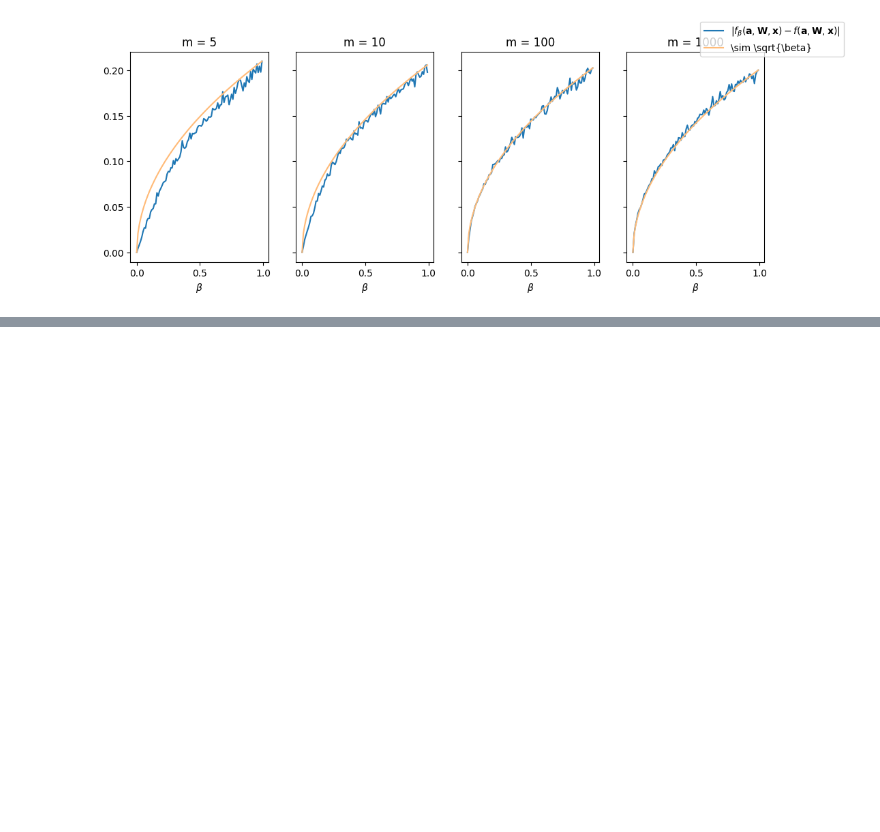
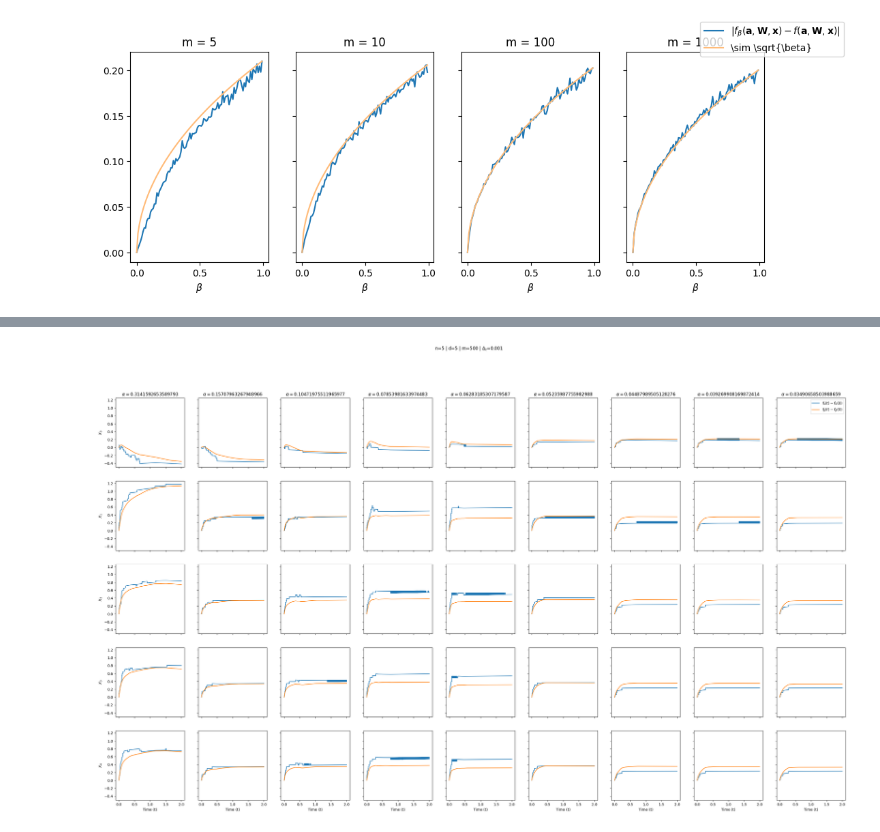
Before and after one commit to YanisBosch/NKT_Heaviside, a Jupyter notebook: main.ipynb, the cells around one changed output, grey strips where cells are left out. Cells and saved outputs as stored; diff of their text form; code cells hidden in the pictures; blank space fills up the shorter version.

```diff
--- a/main.ipynb
+++ b/main.ipynb
@@ -723,0 +835,4 @@ init_error(3,[5,10,100,1000],[i/100 for i in range(100)],1000)
+# %%
+comp_fb_f0_angle(5,5,500,0.1,[math.pi/(i*10) for i in range(1,10)],0.001,2000,train_a = True)
+# %% [output]
+[figure, added]
```
Also changed, not shown: parts of 10 cells of this notebook.
